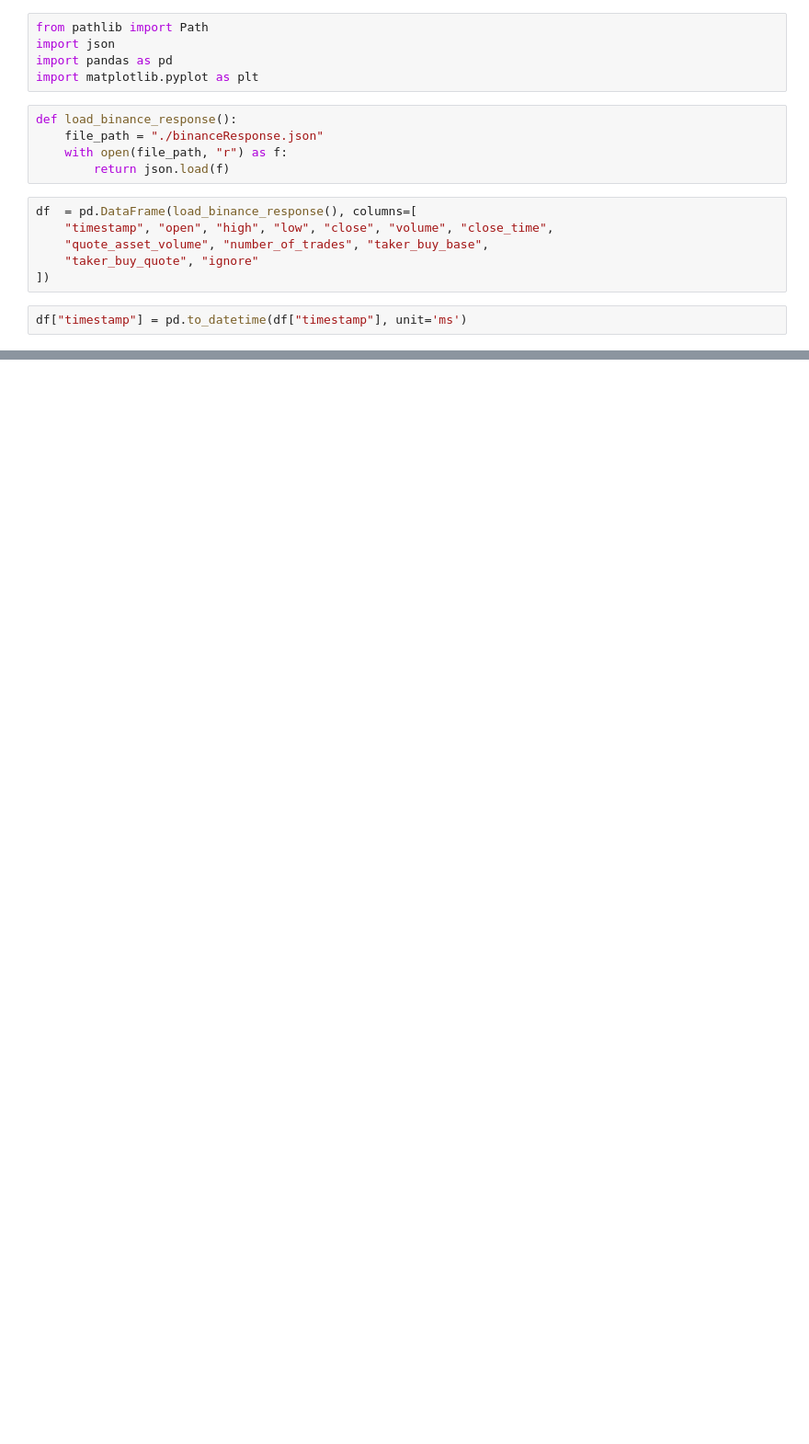
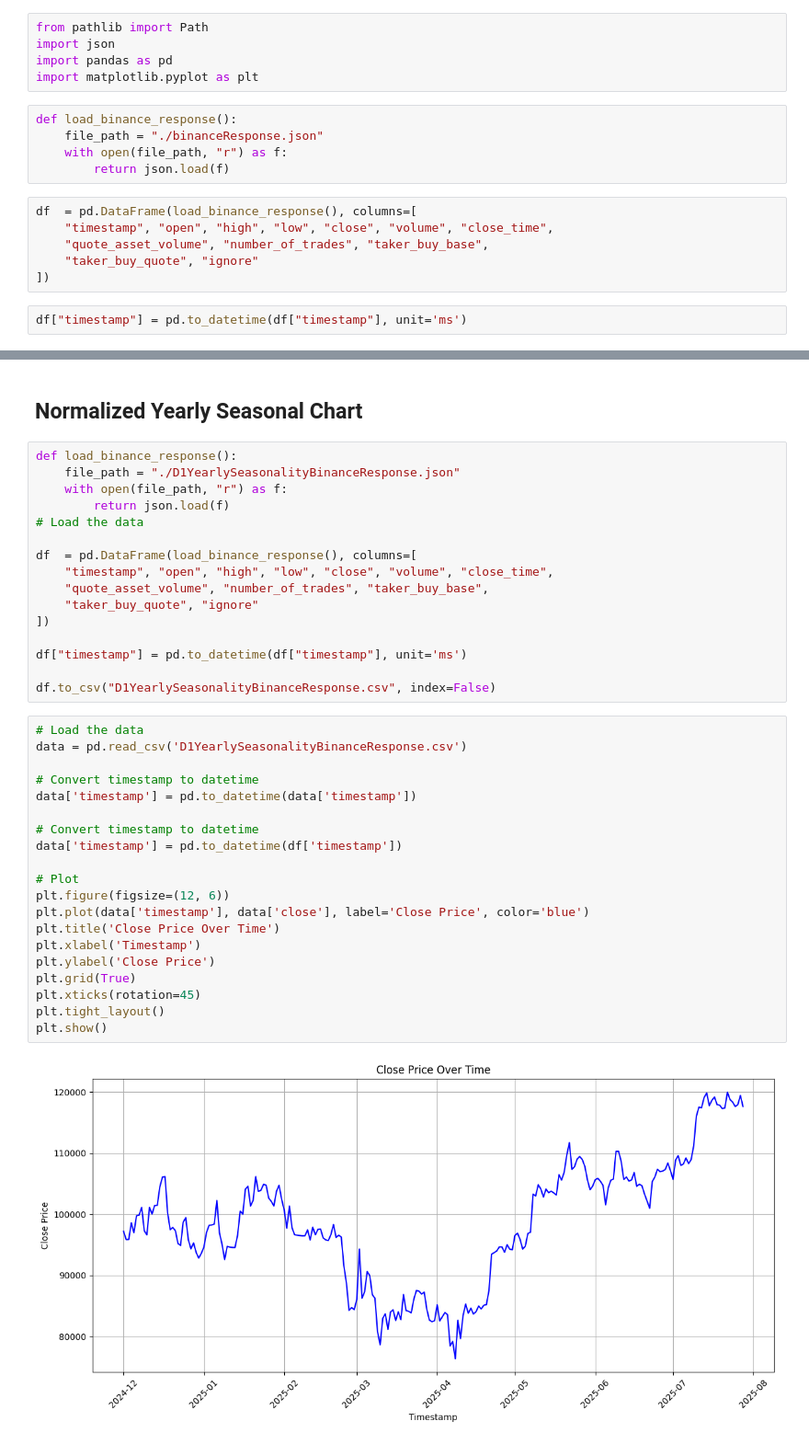
Before and after one commit to makavelli3145/TestingExercises, a Jupyter notebook: testing_utils.ipynb, the cells around one changed output, grey strips where cells are left out. Shown: that part at 92% size. Saved outputs shown, nothing was run; the diff lists cells and outputs as text; blank space fills up the shorter version.

Commit message:
Added yearly seasonality plot

```diff
--- a/testing_utils.ipynb
+++ b/testing_utils.ipynb
@@ -56,0 +58,40 @@ plt.show()
+# %% [markdown]
+## Normalized Yearly Seasonal Chart
+# %%
+def load_binance_response():
+    file_path = "./D1YearlySeasonalityBinanceResponse.json"
+    with open(file_path, "r") as f:
+        return json.load(f)
+# Load the data
+
+df  = pd.DataFrame(load_binance_response(), columns=[
+    "timestamp", "open", "high", "low", "close", "volume", "close_time",
+    "quote_asset_volume", "number_of_trades", "taker_buy_base",
+    "taker_buy_quote", "ignore"
+])
+
+df["timestamp"] = pd.to_datetime(df["timestamp"], unit='ms')
+
+df.to_csv("D1YearlySeasonalityBinanceResponse.csv", index=False)
+# %%
+# Load the data
+data = pd.read_csv('D1YearlySeasonalityBinanceResponse.csv')
+
+# Convert timestamp to datetime
+data['timestamp'] = pd.to_datetime(data['timestamp'])
+
+# Convert timestamp to datetime
+data['timestamp'] = pd.to_datetime(df['timestamp'])
+
+# Plot
+plt.figure(figsize=(12, 6))
+plt.plot(data['timestamp'], data['close'], label='Close Price', color='blue')
+plt.title('Close Price Over Time')
+plt.xlabel('Timestamp')
+plt.ylabel('Close Price')
+plt.grid(True)
+plt.xticks(rotation=45)
+plt.tight_layout()
+plt.show()
+# %% [output]
+[figure, added]
```
Also changed, not shown: parts of 9 cells of this notebook, 2 other files.
